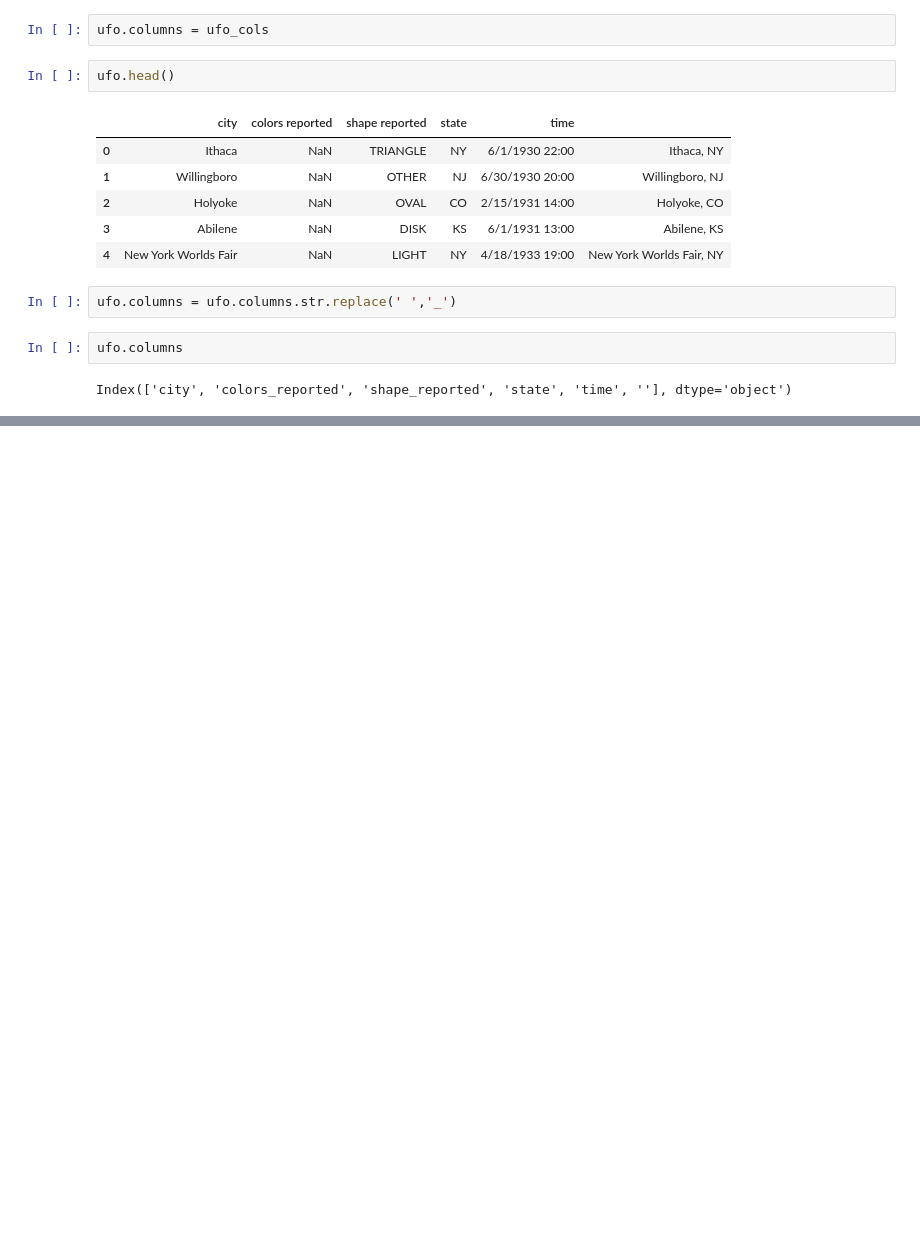
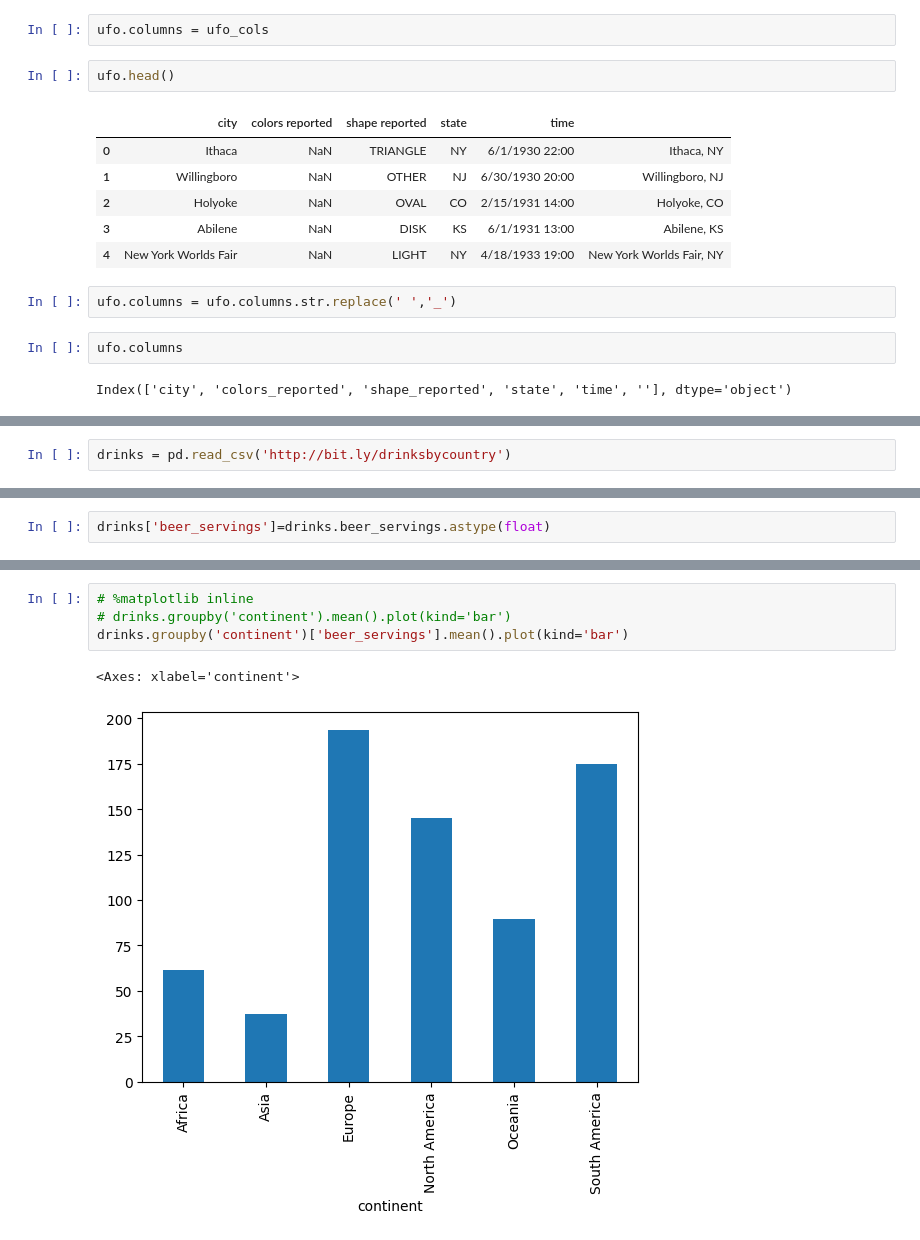
Before and after one commit to 1ochaku/Machine-Learning-Tutorials, a Jupyter notebook: Coding Week/Week 1/Pandas.ipynb, the cells around one changed output, grey strips where cells are left out. Drawn from its saved outputs; the diff is of its cells as text; blank space fills up the shorter version.

```diff
--- a/Coding Week/Week 1/Pandas.ipynb
+++ b/Coding Week/Week 1/Pandas.ipynb
@@ -373,0 +668,2 @@ Index(['city', 'colors_reported', 'shape_reported', 'state', 'time', ''], dtype=
+# %%
+drinks = pd.read_csv('http://bit.ly/drinksbycountry')
@@ -373,0 +689,2 @@ Index(['city', 'colors_reported', 'shape_reported', 'state', 'time', ''], dtype=
+# %%
+drinks['beer_servings']=drinks.beer_servings.astype(float)
@@ -373,0 +738,7 @@ Index(['city', 'colors_reported', 'shape_reported', 'state', 'time', ''], dtype=
+# %%
+# %matplotlib inline
+# drinks.groupby('continent').mean().plot(kind='bar')
+drinks.groupby('continent')['beer_servings'].mean().plot(kind='bar')
+# %% [output]
+<Axes: xlabel='continent'>
+[figure, added]
```
Also changed, not shown: parts of 49 cells of this notebook, 1 other file.
